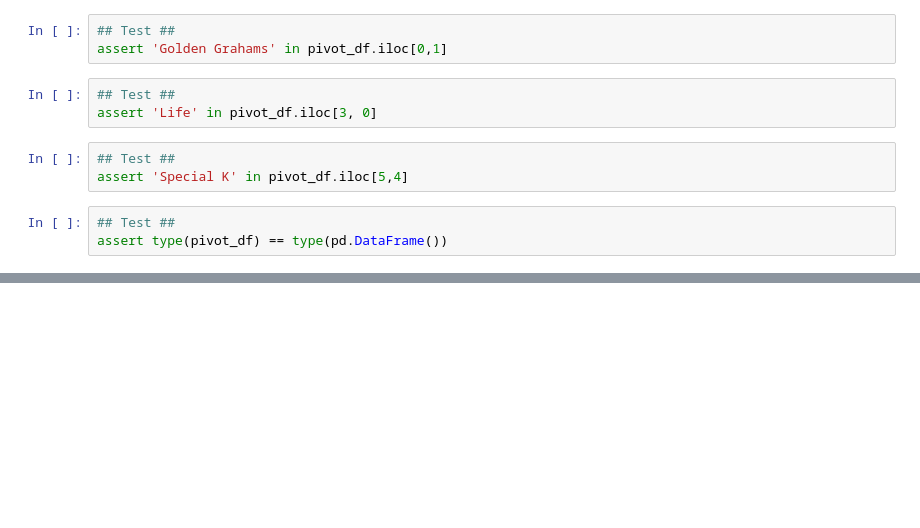
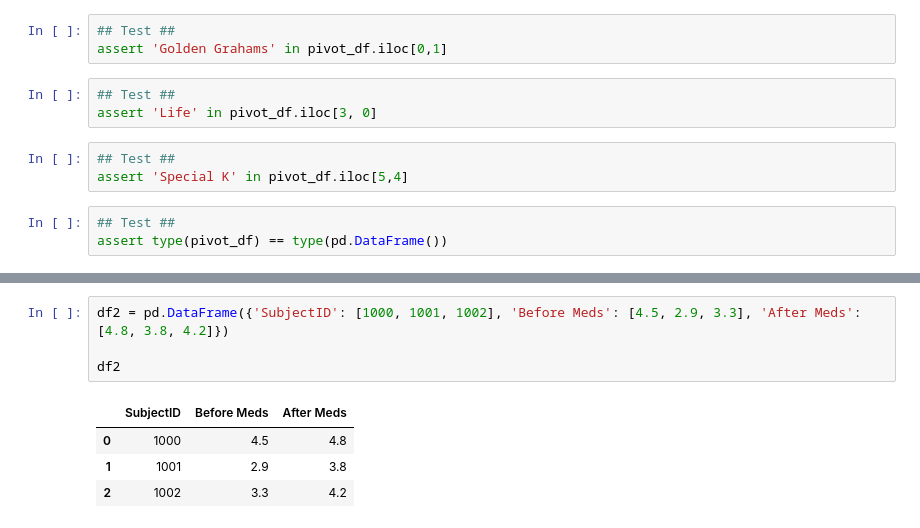
Before and after one commit to ds-modules/DS-Capstone, a Jupyter notebook: lab_1/week1_lab.ipynb, the cells around one changed output, grey strips where cells are left out. Drawn from its saved outputs; the diff is of its cells as text; blank space fills up the shorter version.

```diff
--- a/lab_1/week1_lab.ipynb
+++ b/lab_1/week1_lab.ipynb
@@ -685,0 +665,9 @@ assert type(pivot_df) == type(pd.DataFrame())
+# %%
+df2 = pd.DataFrame({'SubjectID': [1000, 1001, 1002], 'Before Meds': [4.5, 2.9, 3.3], 'After Meds': [4.8, 3.8, 4.2]})
+
+df2
+# %% [output]
+|  | SubjectID | Before Meds | After Meds |
+| 0 | 1000 | 4.5 | 4.8 |
+| 1 | 1001 | 2.9 | 3.8 |
+| 2 | 1002 | 3.3 | 4.2 |
```
Also changed, not shown: parts of 17 cells of this notebook, 1 other file.
